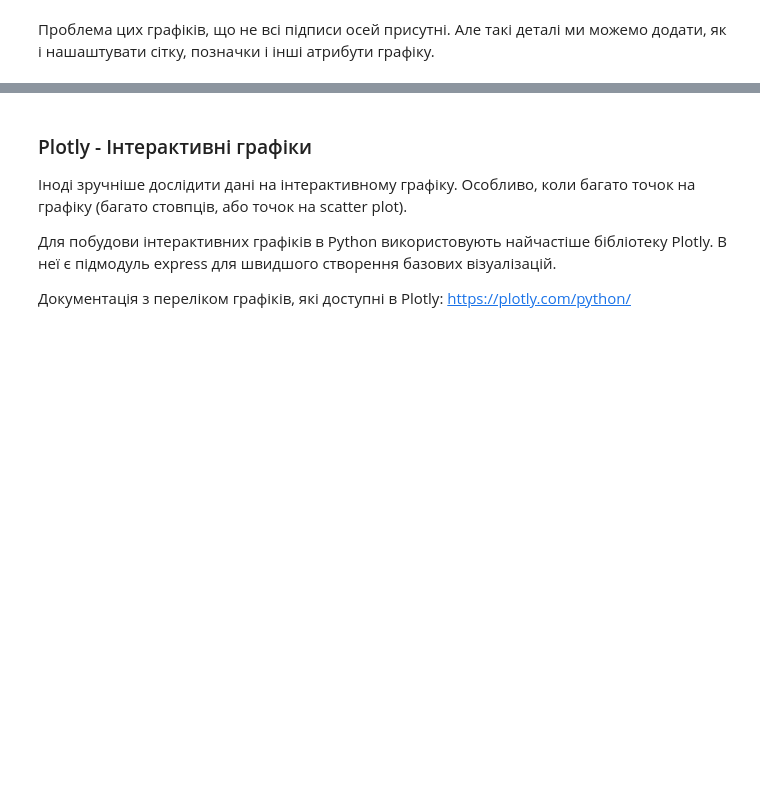
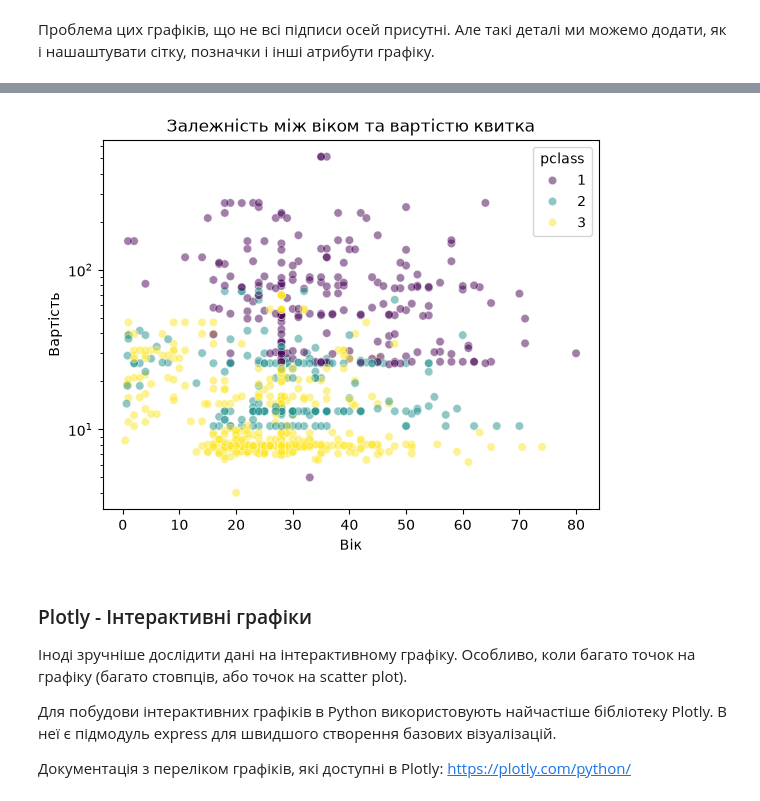
Before and after one commit to boykool/ML-AI-Engineering, a Jupyter notebook: Бібліотеки_для_роботи_з_даними_Numpy,_Pandas,_Plotly.ipynb, the cells around one changed output, grey strips where cells are left out. Saved outputs shown, nothing was run; the diff lists cells and outputs as text; code cells hidden in the pictures; blank space fills up the shorter version.

```diff
--- a/Бібліотеки_для_роботи_з_даними_Numpy,_Pandas,_Plotly.ipynb
+++ b/Бібліотеки_для_роботи_з_даними_Numpy,_Pandas,_Plotly.ipynb
@@ -892,3 +922,18 @@ plt.show()
+# %%
+import seaborn as sns
+import matplotlib.pyplot as plt
+
+# на случай нулей в fare - логарифм их не любит
+df = df[df['fare'] > 0]
+
+sns.scatterplot(data=df, x='age', y='fare', hue='pclass', alpha=0.5, palette='viridis')
+plt.yscale('log')
+plt.title('Залежність між віком та вартістю квитка')
+plt.xlabel('Вік')
+plt.ylabel('Вартість')
+plt.show()
+# %% [output]
+[figure, added]
 # %%
 # Кореляційна матриця
 numeric_cols = df.select_dtypes(include='number').columns
```
Also changed, not shown: parts of 3 cells of this notebook.
